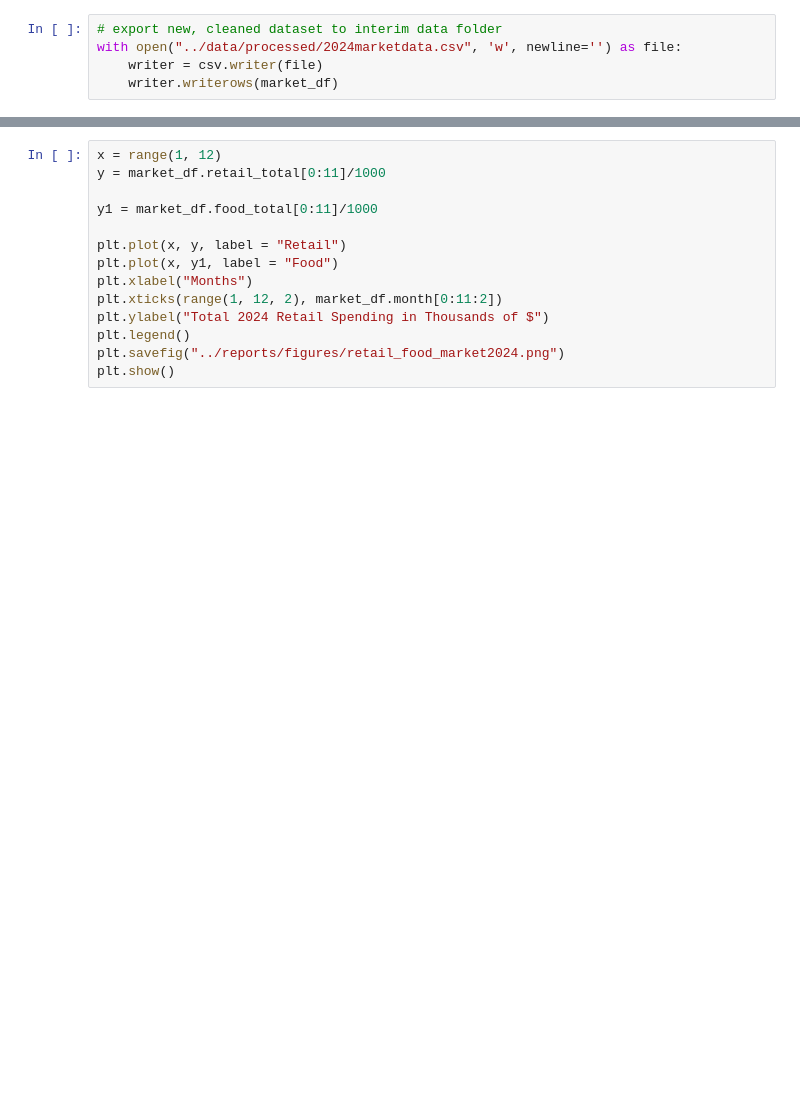
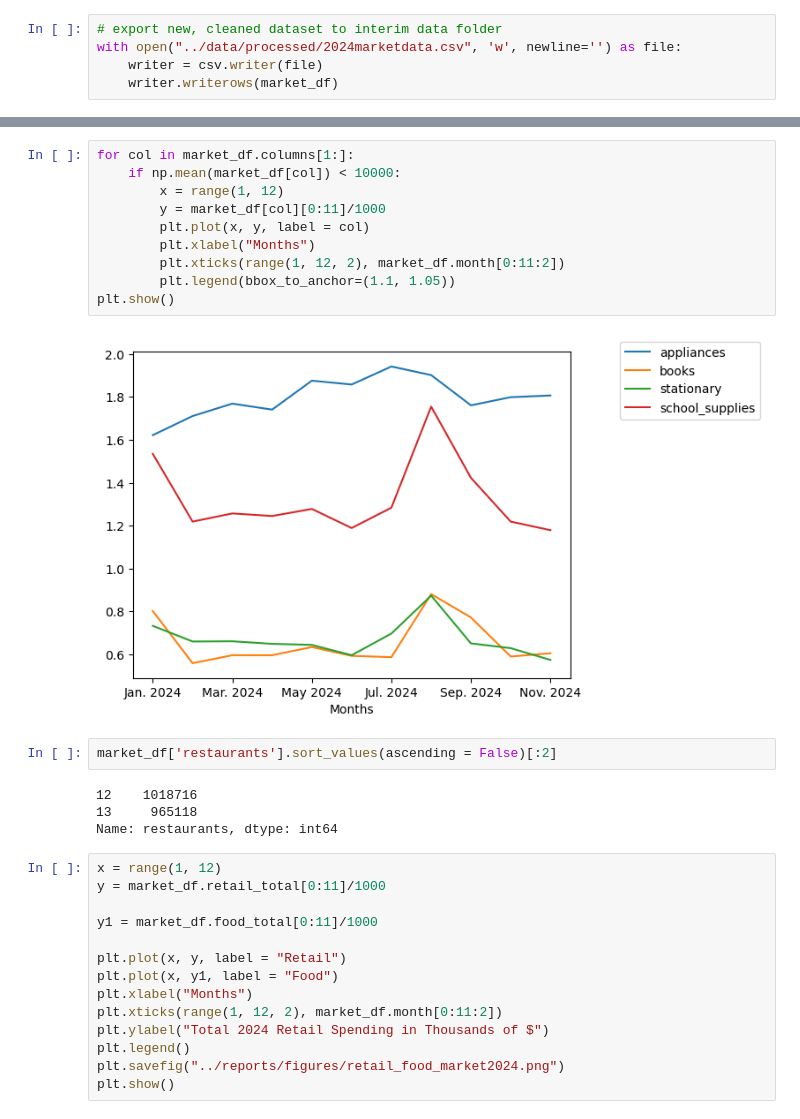
Before and after one commit to hana-e04/student_needs_gh, a Jupyter notebook: notebooks/marketdata_cleaning.ipynb, the cells around one changed output, grey strips where cells are left out. Saved outputs shown, nothing was run; the diff lists cells and outputs as text; blank space fills up the shorter version.

```diff
--- a/notebooks/marketdata_cleaning.ipynb
+++ b/notebooks/marketdata_cleaning.ipynb
@@ -80,3 +124,21 @@ with open("../data/processed/2024marketdata.csv", 'w', newline='') as file:
+# %%
+for col in market_df.columns[1:]:
+    if np.mean(market_df[col]) < 10000:
+        x = range(1, 12)
+        y = market_df[col][0:11]/1000
+        plt.plot(x, y, label = col)
+        plt.xlabel("Months")
+        plt.xticks(range(1, 12, 2), market_df.month[0:11:2])
+        plt.legend(bbox_to_anchor=(1.1, 1.05))
+plt.show()
+# %% [output]
+[figure, added]
+# %%
+market_df['restaurants'].sort_values(ascending = False)[:2]
+# %% [output]
+12    1018716
+13     965118
+Name: restaurants, dtype: int64
 # %%
 x = range(1, 12)
 y = market_df.retail_total[0:11]/1000
```
Also changed, not shown: parts of 3 cells of this notebook, 4 other files.
